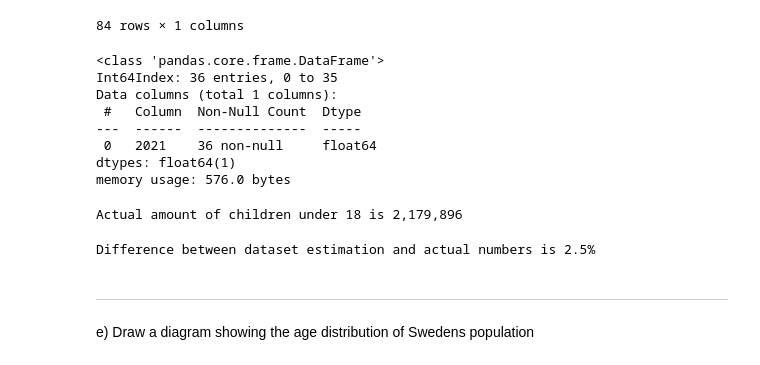
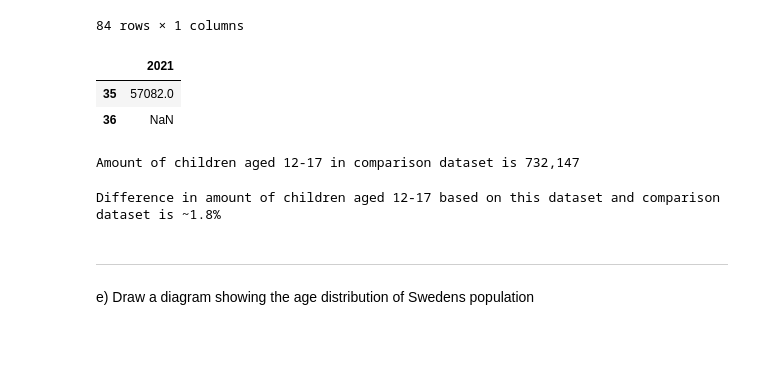
Before and after one commit to Andreas-Svensson/data_processing, a Jupyter notebook: Laboration_Covid19/E2_Data_Vaccines.ipynb, the cells around one changed output. Drawn from its saved outputs; the diff is of its cells as text; code cells hidden in the pictures.

```diff
--- a/Laboration_Covid19/E2_Data_Vaccines.ipynb
+++ b/Laboration_Covid19/E2_Data_Vaccines.ipynb
@@ -145,10 +127,9 @@ Amount of children under the age of 18 should be roughly 2,236,110 based on this
 # (source: https://www.statistikdatabasen.scb.se/pxweb/sv/ssd/START__BE__BE0101__BE0101A/FolkmangdNov/)
 file_path = "Data/Sveriges_befolkning_under_18.xlsx"
 
-df_under18 = pd.read_excel(file_path, header = 2)
+df_under18 = pd.read_excel(file_path, header = 2, usecols = "D")
 
-df_under18.drop(df_under18.columns[0:3], axis = "columns", inplace = True) # dropping columns irrelevant for this comparison
-df_under18 # lots of nan values to deal with
+df_under18 # lots of nan values, but since we can use slicing on the values we want, there is no need to drop or replace them for this short comparison
 # %% [output]
 |  | 2021 |
 | 0 | 50261.0 |
@@ -163,28 +144,24 @@ df_under18 # lots of nan values to deal with
 | 82 | NaN |
 | 83 | NaN |
 84 rows × 1 columns
-# %%
-df_under18.dropna(inplace = True) # removing nans
-df_under18.info() # as expected, 36 non-nulls of float remaining (the 18 age groups 0-17 for boys and girls)
-# %% [output]
-<class 'pandas.core.frame.DataFrame'>
-Int64Index: 36 entries, 0 to 35
-Data columns (total 1 columns):
- #   Column  Non-Null Count  Dtype
----  ------  --------------  -----
- 0   2021    36 non-null     float64
-dtypes: float64(1)
-memory usage: 576.0 bytes
-# %%
-actual_amount = df_under18["2021"].sum() # getting the sum to compare result with
-print(f"Actual amount of children under 18 is {actual_amount:,.0f}")
-# %% [output]
-Actual amount of children under 18 is 2,179,896
-# %%
-diff = (pop_under_18 - actual_amount) / pop_under_18 # calculating difference
-print(f"Difference between dataset estimation and actual numbers is {diff * 100:.1f}%") # a difference of ~2.5%
-# %% [output]
-Difference between dataset estimation and actual numbers is 2.5%
+# %%
+# boys and girls are listed on separate rows in this dataset, therefore ages 0-17 should be on 36 rows
+# checking that data correctly stops after 36th row (row 35)
+df_under18[35:37]
+# %% [output]
+|  | 2021 |
+| 35 | 57082.0 |
+| 36 | NaN |
+# %%
+# since this dataframe has separate rows for boys and girls, we need to take rows 24:35 (12*2:17*2+1) to get population of age 12-17
+print(f"Amount of children aged 12-17 in comparison dataset is {df_under18[24:36].values.sum():,.0f}")
+# %% [output]
+Amount of children aged 12-17 in comparison dataset is 732,147
+# %%
+diff = (1 - (df_under18[24:36].values.sum() / amount_children_12_17)) * 100
+print(f"Difference in amount of children aged 12-17 based on this dataset and comparison dataset is ~{diff:.1f}%")
+# %% [output]
+Difference in amount of children aged 12-17 based on this dataset and comparison dataset is ~1.8%
 # %% [markdown]
 ---
 e) Draw a diagram showing the age distribution of Swedens population
```
Also changed, not shown: parts of 9 cells of this notebook.
